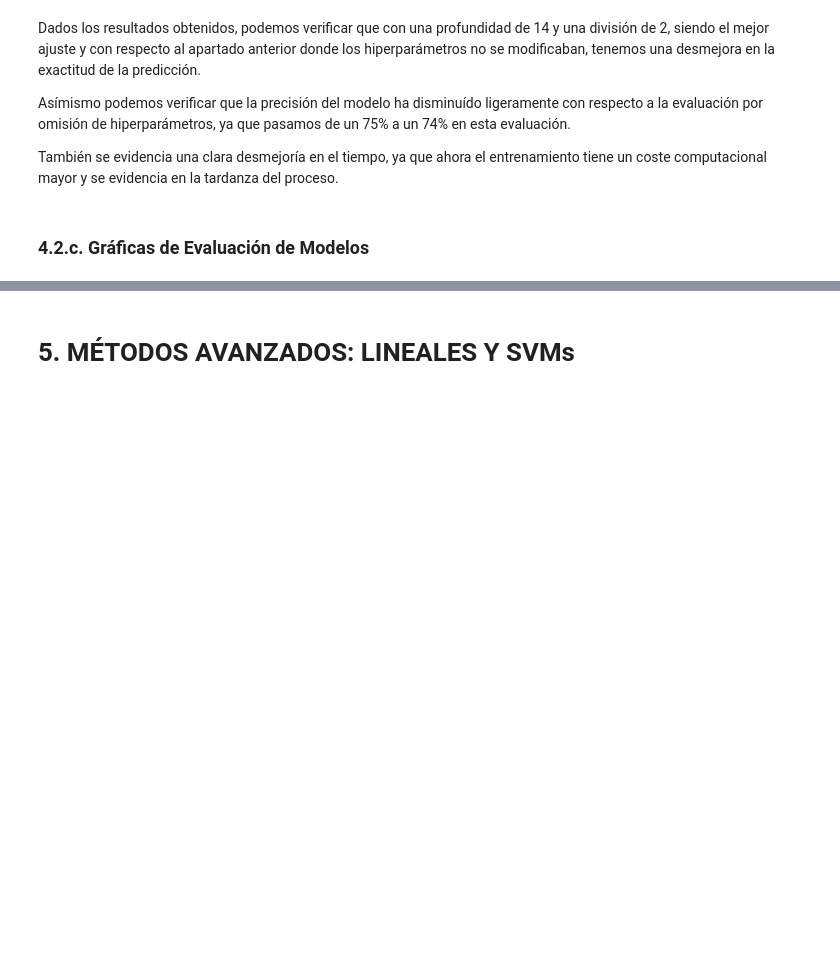
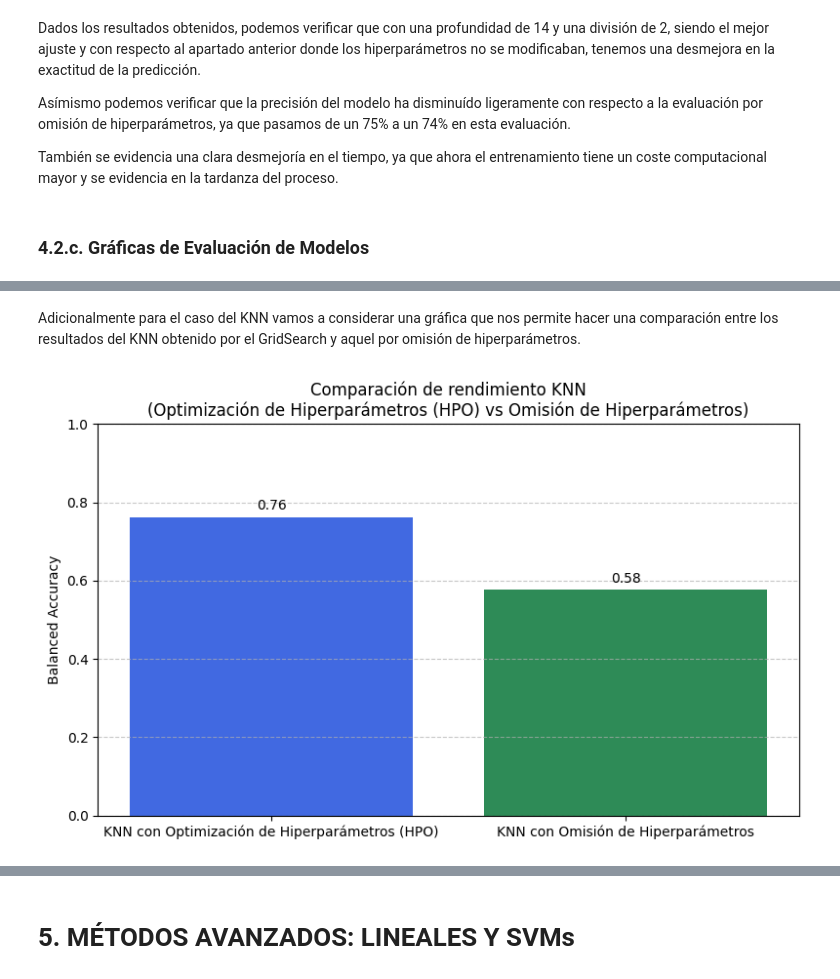
Before and after one commit to 100477706/Proyecto_Aprendizaje, a Jupyter notebook: predicciones.ipynb, the cells around one changed output, grey strips where cells are left out. Saved outputs shown, nothing was run; the diff lists cells and outputs as text; code cells hidden in the pictures; blank space fills up the shorter version.

```diff
--- a/predicciones.ipynb
+++ b/predicciones.ipynb
@@ -593,0 +630,39 @@ También se evidencia una clara desmejoría en el tiempo, ya que ahora el entren
+# %% [markdown]
+Adicionalmente para el caso del KNN vamos a considerar una gráfica que nos permite hacer una comparación entre los resultados del KNN obtenido por el GridSearch y aquel por omisión de hiperparámetros.
+# %%
+# Obtenemos el mejor score del GridSearch
+best_accuracy_gridsearch = gs_knn.best_score_
+
+# Obtenemos el promedio de accuracy del cross_val_score
+mean_accuracy_crossval = scores_knn.mean()
+
+# Creamos el gráfico
+fig, ax = plt.subplots(figsize=(8, 5))
+
+# Establecemos los datos a graficar
+models = ['KNN con Optimización de Hiperparámetros (HPO)', 'KNN con Omisión de Hiperparámetros']
+accuracies = [best_accuracy_gridsearch, mean_accuracy_crossval]
+
+# Creamos el barplot
+bars = ax.bar(models, accuracies, color=['royalblue', 'seagreen'])
+
+# Agregamos etiquetas encima de las barras
+for bar in bars:
+    height = bar.get_height()
+    ax.annotate(f'{height:.2f}',
+                xy=(bar.get_x() + bar.get_width() / 2, height),
+                xytext=(0, 3),  # Separación hacia arriba
+                textcoords="offset points",
+                ha='center', va='bottom', fontsize=10)
+
+# Personalizamos el gráfico
+ax.set_ylim(0, 1)
+ax.set_ylabel('Balanced Accuracy')
+ax.set_title('Comparación de rendimiento KNN\n(Optimización de Hiperparámetros (HPO) vs Omisión de Hiperparámetros)')
+plt.grid(axis='y', linestyle='--', alpha=0.7)
+
+# Mostramos el gráfico
+plt.tight_layout()
+plt.show()
+# %% [output]
+[figure, added]
```
Also changed, not shown: parts of 24 cells of this notebook.
